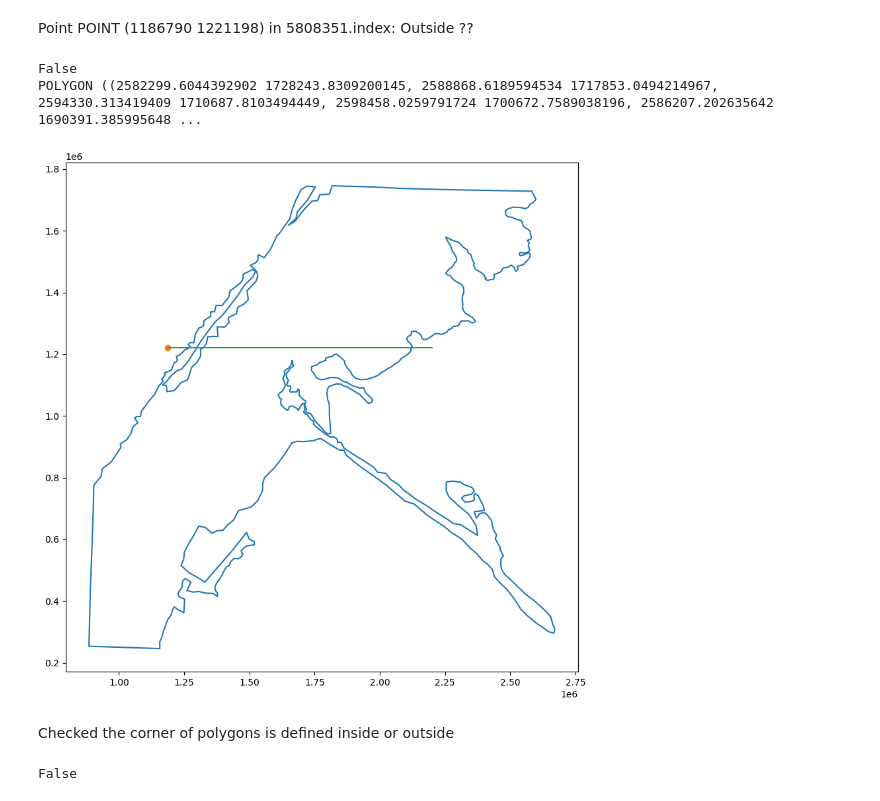
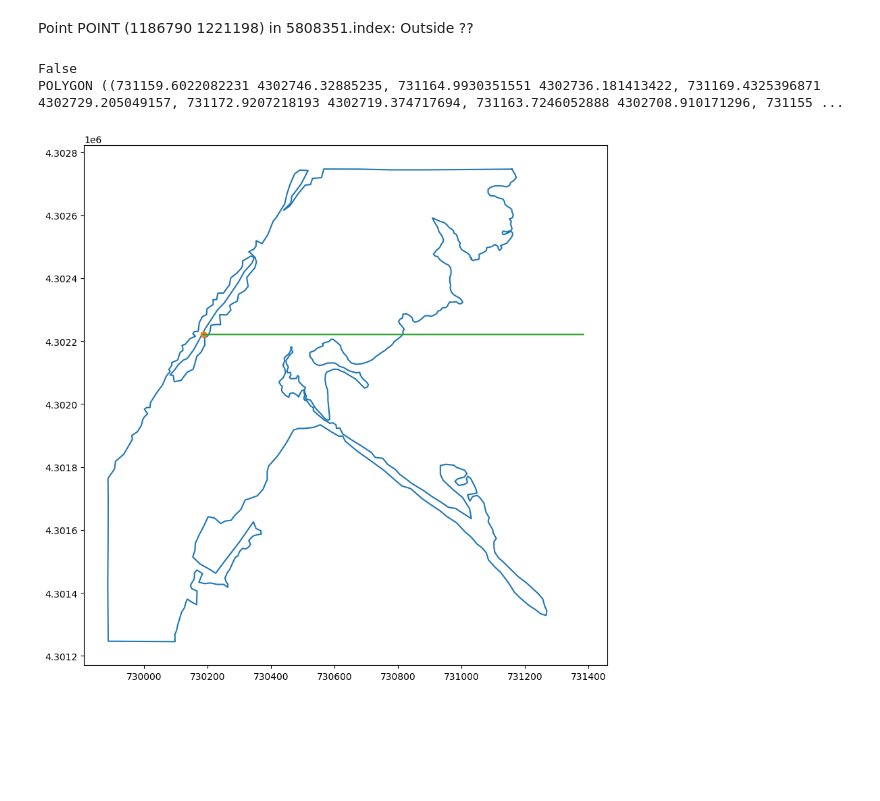
Before and after one commit to esatozholcek/Tree-Classification-Point-Cloud, a Jupyter notebook: project.ipynb, the cells around one changed output. Cells and saved outputs as stored; diff of their text form; code cells hidden in the pictures; blank space fills up the shorter version.

```diff
--- a/project.ipynb
+++ b/project.ipynb
@@ -220,8 +220,8 @@ print(ground_truth[10][0])
 # %%
 ground_truth_size = ground_truth.shape[0]
 
-las_min_x, las_max_x = las_file.X.min(), las_file.X.max()
-las_min_y, las_max_y = las_file.Y.min(), las_file.Y.max()
+las_min_x, las_max_x = df["X"].min(), df["X"].max()
+las_min_y, las_max_y = df["Y"].min(), df["Y"].max()
 
 print("min and max values of points in las file")
 print(f"Min X: {las_min_x}, Max X: {las_max_x}, range: {(las_max_x - las_min_x)}")
@@ -296,3 +281,3 @@ Name: X, dtype: int32
 # %%
-df[['X', 'Y', 'Z', 'intensity', 'red', 'green', 'blue']] = StandardScaler().fit_transform(df[['X', 'Y', 'Z', 'intensity', 'red', 'green', 'blue']])
-df.head()
+# df[['X', 'Y', 'Z', 'intensity', 'red', 'green', 'blue']] = StandardScaler().fit_transform(df[['X', 'Y', 'Z', 'intensity', 'red', 'green', 'blue']])
+# df.head()
@@ -365,4 +339,4 @@ POLYGON ((-90.33627979371984 38.8421272995463, -90.3362934064191 38.842056185653
 # print(type(geometry))
 # %%
 # # xy_points = pd.Series([Point(xy) for xy in zip(x_values, y_values)])
-# xy_points = gpd.GeoSeries(df.apply(lambda row: Point(row['X'], row['Y']), axis=1))
+xy_points = gpd.GeoSeries(df.apply(lambda row: Point(row['X'], row['Y']), axis=1))
@@ -583,25 +444,18 @@ X: 885001 Y: 246001
 # %% [markdown]
 Point POINT (1186790 1221198) in 5808351.index: Outside ??
 # %%
-# print(xy_points[5808351].within(scaled_shape_file.loc[21, "geometry"]))
-# print(scaled_shape_file.loc[21, "geometry"])
-# # Plot the shapefile
-# fig, ax = plt.subplots(figsize=(10, 10))
-# x, y = scaled_shape_file.loc[21,"geometry"].exterior.xy
-# plt.plot(x,y)
-# plt.plot(xy_points[5808351].x, xy_points[5808351].y, marker="o")
-# x = np.linspace(int(xy_points[5808351].x), 2200000, 2200000 - int(xy_points[5808351].x))
-# y = np.full((len(x)), xy_points[5808351].y)
-# plt.plot(x, y)
-# plt.show()
+print(xy_points[5808351].within(shape_file.loc[21, "geometry"]))
+print(shape_file.loc[21, "geometry"])
+# Plot the shapefile
+fig, ax = plt.subplots(figsize=(10, 10))
+x, y = shape_file.loc[21,"geometry"].exterior.xy
+plt.plot(x,y)
+plt.plot(xy_points[5808351].x, xy_points[5808351].y, marker="o")
+x = np.linspace(int(xy_points[5808351].x), int(las_max_x), int(las_max_x) - int(xy_points[5808351].x))
+y = np.full((len(x)), xy_points[5808351].y)
+plt.plot(x, y)
+plt.show()
 # %% [output]
 False
-POLYGON ((2582299.6044392902 1728243.8309200145, 2588868.6189594534 1717853.0494214967, 2594330.313419409 1710687.8103494449, 2598458.0259791724 1700672.7589038196, 2586207.202635642 1690391.385995648 ...
+POLYGON ((731159.6022082231 4302746.32885235, 731164.9930351551 4302736.181413422, 731169.4325396871 4302729.205049157, 731172.9207218193 4302719.374717694, 731163.7246052888 4302708.910171296, 731155 ...
-[figure, old version]
+[figure, new version]
-# %% [markdown]
-Checked the corner of polygons is defined inside or outside
-# %%
-poly = shape_file.loc[16, "geometry"]
-print(Point(-90.3362934064191, 38.84205618565321).within(poly))
-# %% [output]
-False
```
Also changed, not shown: parts of 32 cells of this notebook, 6 other files.
